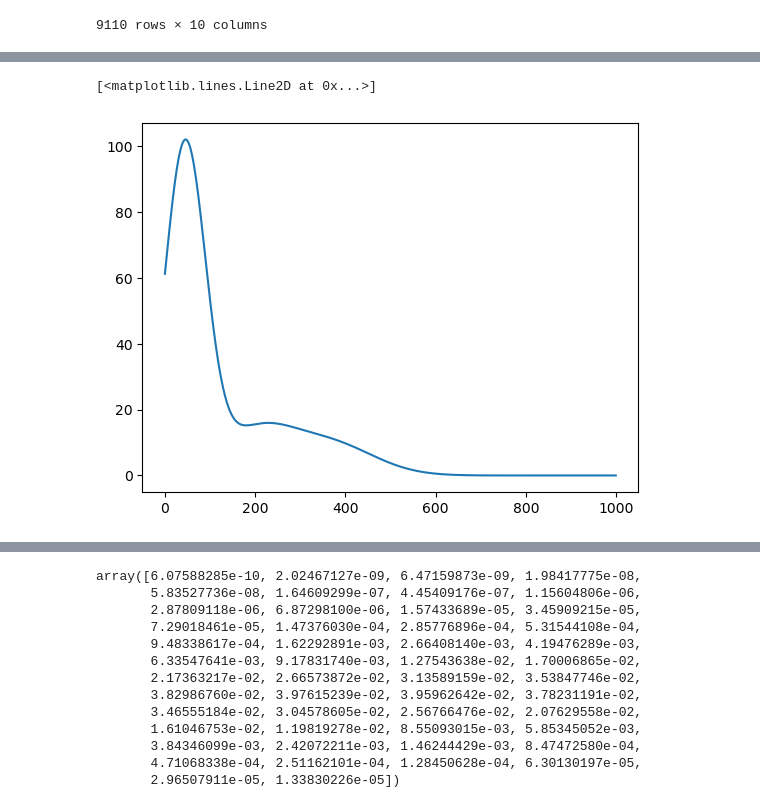
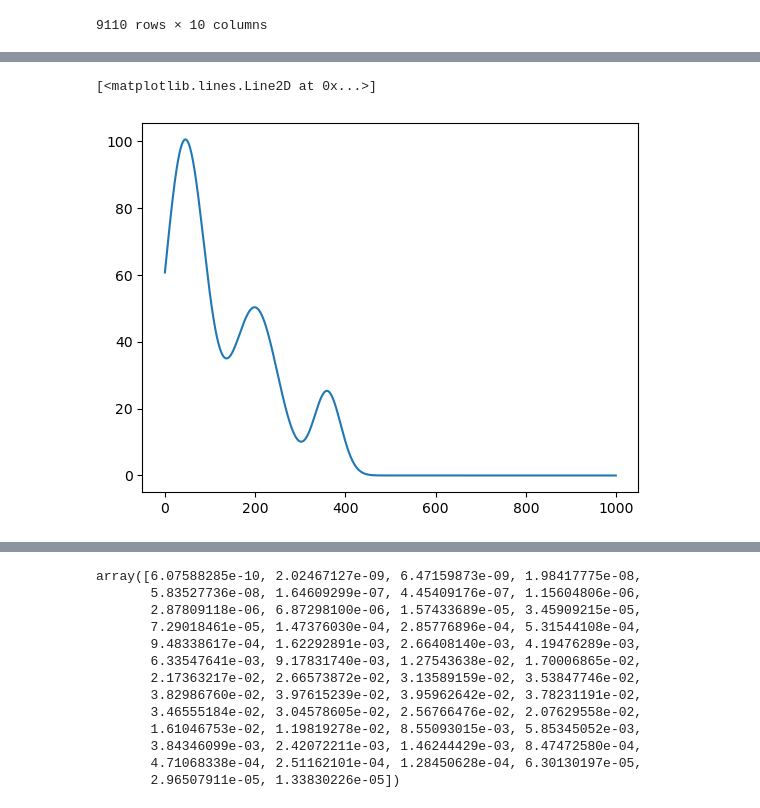
Before and after one commit to loosolab/PEAKQC, a Jupyter notebook: experimental/exp_fld_scoring.ipynb, the cells around one changed output, grey strips where cells are left out. Saved outputs shown, nothing was run; the diff lists cells and outputs as text; code cells hidden in the pictures.

```diff
--- a/experimental/exp_fld_scoring.ipynb
+++ b/experimental/exp_fld_scoring.ipynb
@@ -307,18 +401,18 @@ plt.plot(scaled_gauss)
 # %%
 def gaussian(x, mu, sig):  # Gaussian function
     return np.exp(-np.power(x - mu, 2.) / (2 * np.power(sig, 2.)))
 
 curves = []
 x_values = np.linspace(0, 1000, 1000)
-for mu, sig in [(45, 45), (200, 80), (360, 100)]:  # Gaussian curves with different means and standard deviations
+for mu, sig in [(45, 45), (200, 50), (360, 30)]:  # Gaussian curves with different means and standard deviations
     curves.append(gaussian(x_values, mu, sig))
 
 curves[1] = curves[1] / 1  # Peak 1
-curves[1] = curves[1] / 8  # Peak 2
-curves[2] = curves[2] / 10  # Bias
+curves[1] = curves[1] / 2  # Peak 2
+curves[2] = curves[2] / 4  # Bias
 sum_c = np.sum(curves, axis=0)  # Sum of the curves
 
 plt.plot(sum_c*100)
 # %% [output]
 [<matplotlib.lines.Line2D at 0x...>]
-[figure, old version]
+[figure, new version]
```
Also changed, not shown: parts of 67 cells of this notebook, 2 other files.
